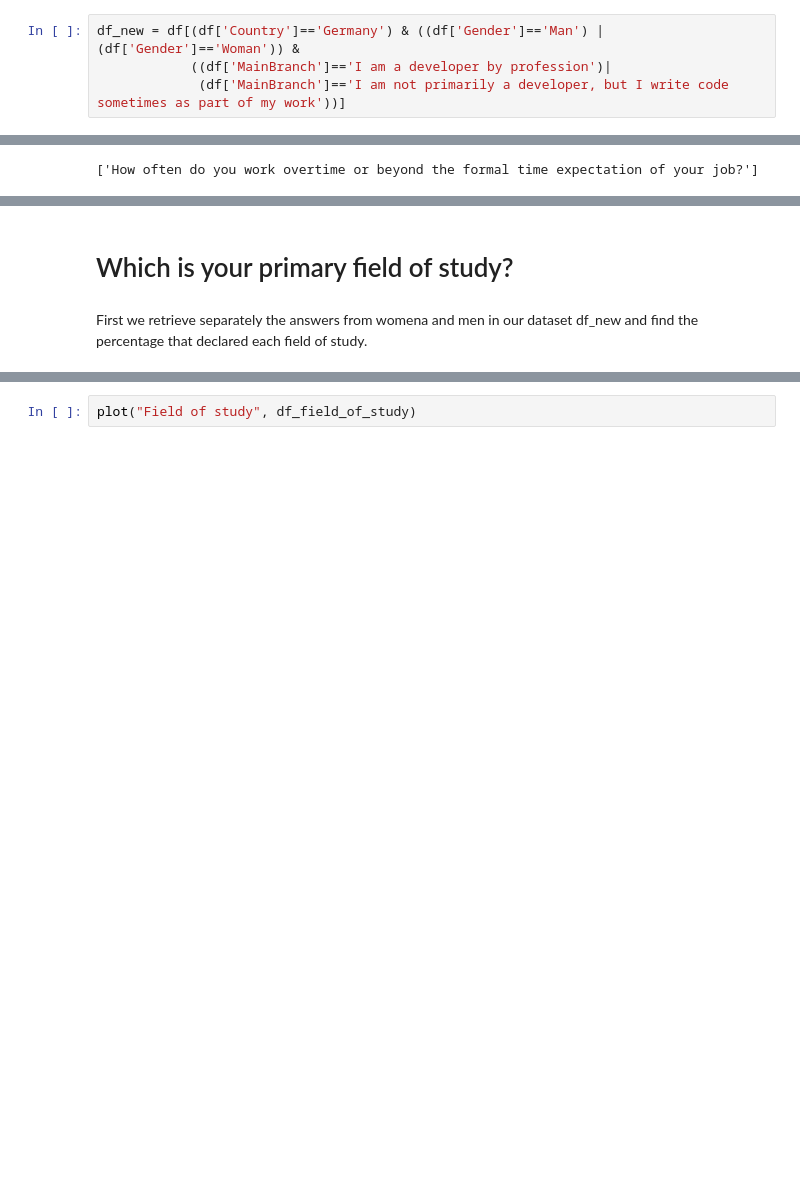
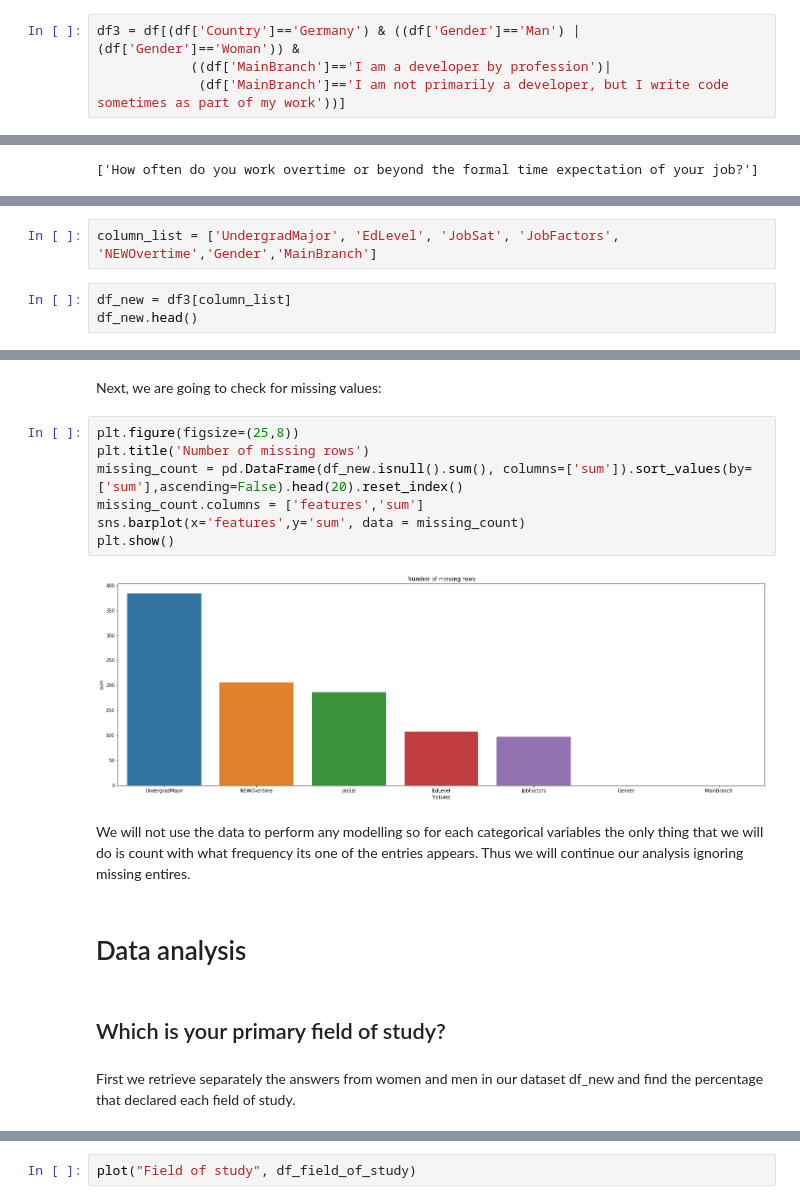
Before and after one commit to iris-theof/developers_survey, a Jupyter notebook: developers_insights.ipynb, the cells around one changed output, grey strips where cells are left out. Cells and saved outputs as stored; diff of their text form; blank space fills up the shorter version.

Commit message:
docs: changed markdowns so as to correspond to CRISP-DM feat : added exploration of missing data

```diff
--- a/developers_insights.ipynb
+++ b/developers_insights.ipynb
@@ -90,5 +103,5 @@ Next, let's create a new dataframe df_new which would contain the survey results
 # %%
-df_new = df[(df['Country']=='Germany') & ((df['Gender']=='Man') | (df['Gender']=='Woman')) &
+df3 = df[(df['Country']=='Germany') & ((df['Gender']=='Man') | (df['Gender']=='Woman')) &
             ((df['MainBranch']=='I am a developer by profession')|
              (df['MainBranch']=='I am not primarily a developer, but I write code sometimes as part of my work'))]
 # %%
@@ -152,0 +170,5 @@ list(df2[df2.Column == 'NEWOvertime']['QuestionText'])
+# %%
+column_list = ['UndergradMajor', 'EdLevel', 'JobSat', 'JobFactors', 'NEWOvertime','Gender','MainBranch']
+# %%
+df_new = df3[column_list]
+df_new.head()
@@ -153,6 +182,23 @@ list(df2[df2.Column == 'NEWOvertime']['QuestionText'])
+# %% [markdown]
+Next, we are going to check for missing values:
+# %%
+plt.figure(figsize=(25,8))
+plt.title('Number of missing rows')
+missing_count = pd.DataFrame(df_new.isnull().sum(), columns=['sum']).sort_values(by=['sum'],ascending=False).head(20).reset_index()
+missing_count.columns = ['features','sum']
+sns.barplot(x='features',y='sum', data = missing_count)
+plt.show()
+# %% [output]
+[figure, added]
+# %% [markdown]
+We will not use the data to perform any modelling so for each categorical variables the only thing that we will do
+is count with what frequency its one of the entries appears. Thus we will continue our analysis ignoring missing
+entires.
+# %% [markdown]
+# Data analysis
 # %% [markdown]
-# Which is your primary field of study?
+##  Which is your primary field of study?
 # %% [markdown]
-First we retrieve separately the answers from womena and men in our dataset df_new and find the percentage that declared each field of study.
+First we retrieve separately the answers from women and men in our dataset df_new and find the percentage that declared each field of study.
 # %%
 df_field_of_study = create_percentage(df_new, 'UndergradMajor', 'Field of study', True)
```
Also changed, not shown: parts of 24 cells of this notebook.
